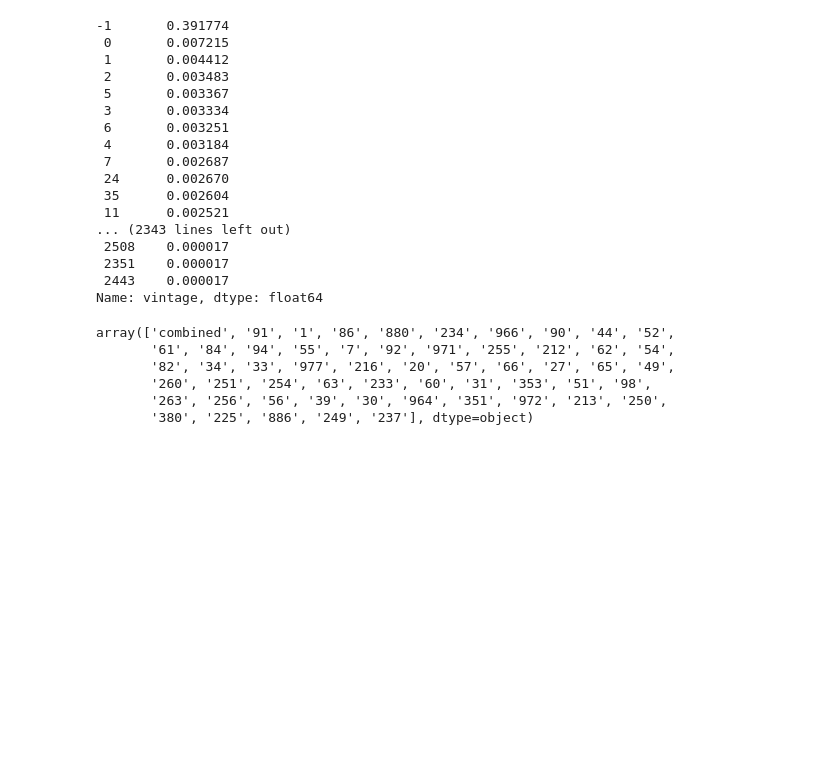
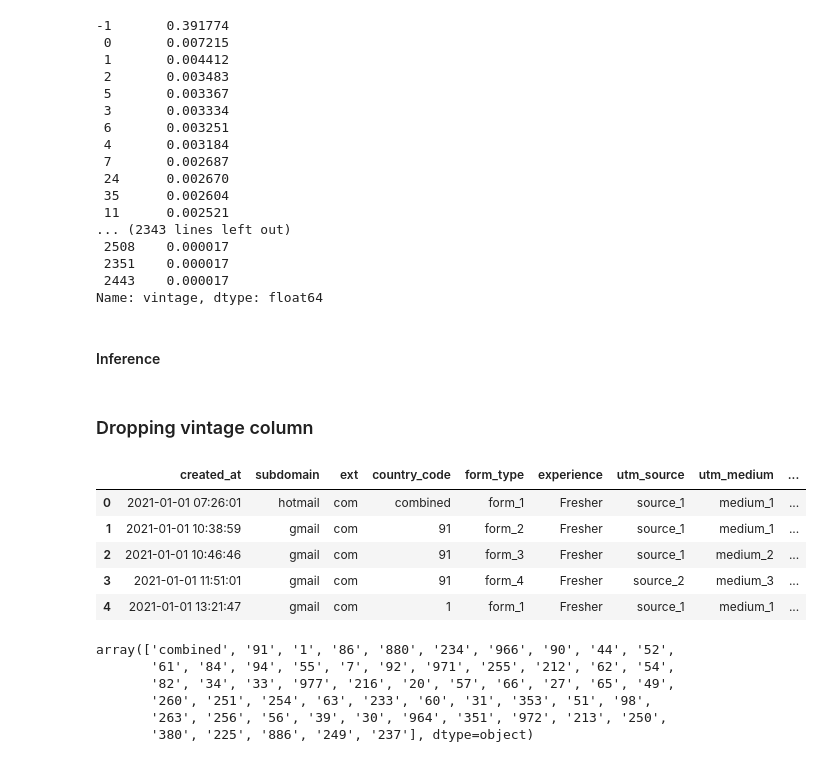
Before and after one commit to manishkr1754/Lead_Scoring_Model, a Jupyter notebook: Lead Scoring Model.ipynb, the cells around one changed output. Saved outputs shown, nothing was run; the diff lists cells and outputs as text; code cells hidden in the pictures; blank space fills up the shorter version.

```diff
--- a/Lead Scoring Model.ipynb
+++ b/Lead Scoring Model.ipynb
@@ -287,0 +341,4 @@ data.drop('vintage',axis=1,inplace=True)
+# %% [markdown]
+#### Inference
+# %% [markdown]
+### Dropping vintage column
@@ -288,3 +347,12 @@ data.drop('vintage',axis=1,inplace=True)
+# %%
+data.head()
+# %% [output]
+|  | created_at | subdomain | ext | country_code | form_type | experience | utm_source | utm_medium | ... |
+| 0 | 2021-01-01 07:26:01 | hotmail | com | combined | form_1 | Fresher | source_1 | medium_1 | ... |
+| 1 | 2021-01-01 10:38:59 | gmail | com | 91 | form_2 | Fresher | source_1 | medium_1 | ... |
+| 2 | 2021-01-01 10:46:46 | gmail | com | 91 | form_3 | Fresher | source_1 | medium_2 | ... |
+| 3 | 2021-01-01 11:51:01 | gmail | com | 91 | form_4 | Fresher | source_2 | medium_3 | ... |
+| 4 | 2021-01-01 13:21:47 | gmail | com | 1 | form_1 | Fresher | source_1 | medium_1 | ... |
 # %%
 data['country_code'].unique()
 # %% [output]
```
Also changed, not shown: parts of 23 cells of this notebook.
